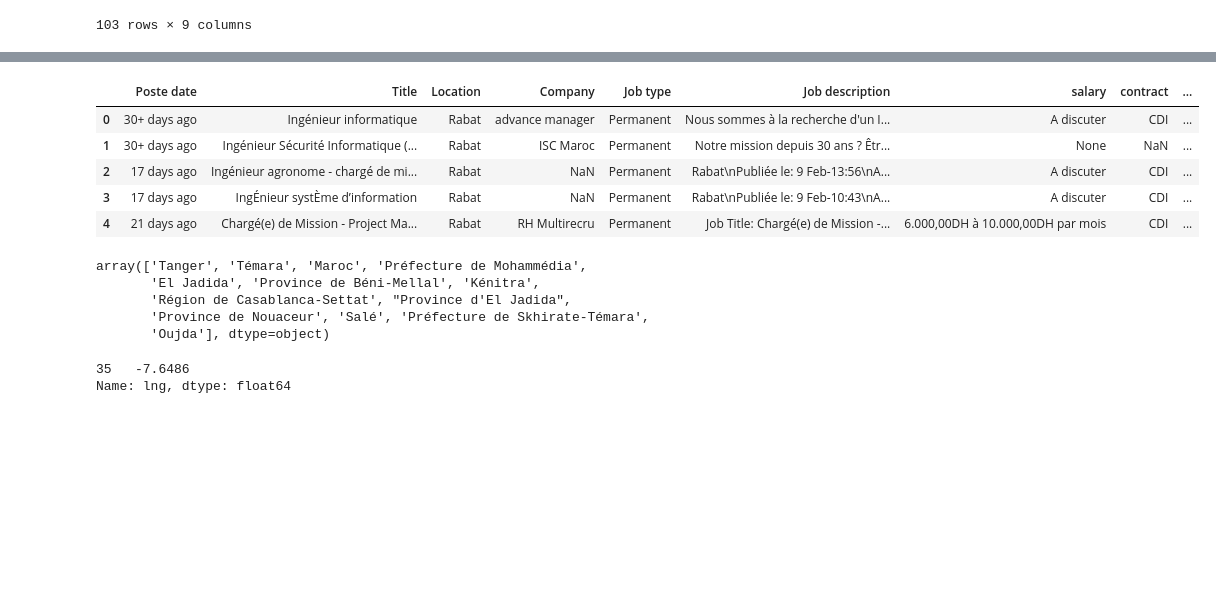
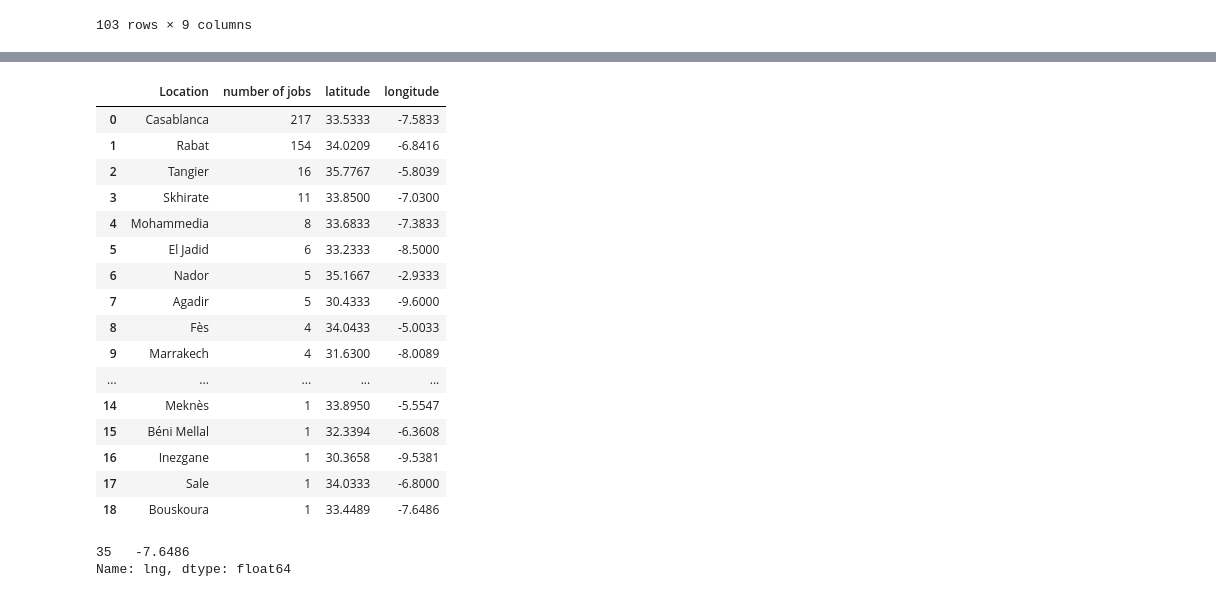
Before and after one commit to noureddinealahyane/indeed-job-analysis, a Jupyter notebook: analysing_job_offers.ipynb, the cells around one changed output, grey strips where cells are left out. Cells and saved outputs as stored; diff of their text form; code cells hidden in the pictures; blank space fills up the shorter version.

```diff
--- a/analysing_job_offers.ipynb
+++ b/analysing_job_offers.ipynb
@@ -157,3 +146,18 @@ ma_df
 | 101 | Bir Jdid | 33.3737 | -8.0002 | Morocco | MA | Casablanca-Settat | NaN | 24136 | 24136 |
 | 102 | Tifariti | 26.1580 | -10.5670 | Morocco | MA | Laâyoune-Sakia El Hamra | primary | 3000 | 3000 |
 103 rows × 9 columns
+# %%
+#Correcting the names of columns in the jobs dataset to fit the names in 'ma.csv' dataset
+df.Location[df.Location == "Tanger"] = "Tangier"
+df = df[df['Location'] != 'Maroc']
+df.Location[df.Location == "Témara"] = "Temara"
+df.Location[df.Location == "Préfecture de Mohammédia"] = "Mohammedia"
+df.Location[df.Location == "El Jadida"] = "El Jadid"
+df.Location[df.Location == "Province d'El Jadida"] = "El Jadid"
+df.Location[df.Location == "Oujda"] = "Oujda-Angad"
+df.Location[df.Location == "Province de Béni-Mellal"] = "Béni Mellal"
+df.Location[df.Location == "Kénitra"] = "Kenitra"
+df.Location[df.Location == "Région de Casablanca-Settat"] = "Casablanca"
+df.Location[df.Location == "Province de Nouaceur"] = "Casablanca"
+df.Location[df.Location == "Salé"] = "Sale"
+df.Location[df.Location == "Préfecture de Skhirate-Témara"] = "Temara"
@@ -160,23 +185,30 @@ ma_df
 # %%
-for city in df['Location']:
+#Creating a new dataset 'city_counts' with ['Location','number of jobs', 'latitude', 'longitude'] columns
+city_counts = df['Location'].value_counts().reset_index()
+city_counts.columns = ['Location', 'number of jobs']
+for city in city_counts['Location']:
     if city in ma_df['city'].values:
         # Find the index of the matching city in ma_df
         index = ma_df.index[ma_df['city'] == city][0]
         # Assign latitude and longitude values from ma_df to df
-        df.loc[df['Location'] == city, 'latitude'] = ma_df.loc[index, 'lat']
-        df.loc[df['Location'] == city, 'longitude'] = ma_df.loc[index, 'lng']
+        city_counts.loc[city_counts['Location'] == city, 'latitude'] = ma_df.loc[index, 'lat']
+        city_counts.loc[city_counts['Location'] == city, 'longitude'] = ma_df.loc[index, 'lng']
+city_counts
 # %% [output]
-|  | Poste date | Title | Location | Company | Job type | Job description | salary | contract | ... |
-| 0 | 30+ days ago | Ingénieur informatique | Rabat | advance manager | Permanent | Nous sommes à la recherche d'un I... | A discuter | CDI | ... |
-| 1 | 30+ days ago | Ingénieur Sécurité Informatique (... | Rabat | ISC Maroc | Permanent | Notre mission depuis 30 ans ? Êtr... | None | NaN | ... |
-| 2 | 17 days ago | Ingénieur agronome - chargé de mi... | Rabat | NaN | Permanent | Rabat\nPubliée le: 9 Feb-13:56\nA... | A discuter | CDI | ... |
-| 3 | 17 days ago | IngÉnieur systÈme d’information | Rabat | NaN | Permanent | Rabat\nPubliée le: 9 Feb-10:43\nA... | A discuter | CDI | ... |
-| 4 | 21 days ago | Chargé(e) de Mission - Project Ma... | Rabat | RH Multirecru | Permanent | Job Title: Chargé(e) de Mission -... | 6.000,00DH à 10.000,00DH par mois | CDI | ... |
+|  | Location | number of jobs | latitude | longitude |
+| 0 | Casablanca | 217 | 33.5333 | -7.5833 |
+| 1 | Rabat | 154 | 34.0209 | -6.8416 |
+| 2 | Tangier | 16 | 35.7767 | -5.8039 |
+| 3 | Skhirate | 11 | 33.8500 | -7.0300 |
+| 4 | Mohammedia | 8 | 33.6833 | -7.3833 |
+| 5 | El Jadid | 6 | 33.2333 | -8.5000 |
+| 6 | Nador | 5 | 35.1667 | -2.9333 |
+| 7 | Agadir | 5 | 30.4333 | -9.6000 |
+| 8 | Fès | 4 | 34.0433 | -5.0033 |
+| 9 | Marrakech | 4 | 31.6300 | -8.0089 |
+| ... | ... | ... | ... | ... |
+| 14 | Meknès | 1 | 33.8950 | -5.5547 |
+| 15 | Béni Mellal | 1 | 32.3394 | -6.3608 |
+| 16 | Inezgane | 1 | 30.3658 | -9.5381 |
+| 17 | Sale | 1 | 34.0333 | -6.8000 |
+| 18 | Bouskoura | 1 | 33.4489 | -7.6486 |
-# %%
-df['Location'][df["longitude"].isnull()].unique()
-# %% [output]
-array(['Tanger', 'Témara', 'Maroc', 'Préfecture de Mohammédia',
-       'El Jadida', 'Province de Béni-Mellal', 'Kénitra',
-       'Région de Casablanca-Settat', "Province d'El Jadida",
-       'Province de Nouaceur', 'Salé', 'Préfecture de Skhirate-Témara',
-       'Oujda'], dtype=object)
```
Also changed, not shown: parts of 5 cells of this notebook, 1 other file.
